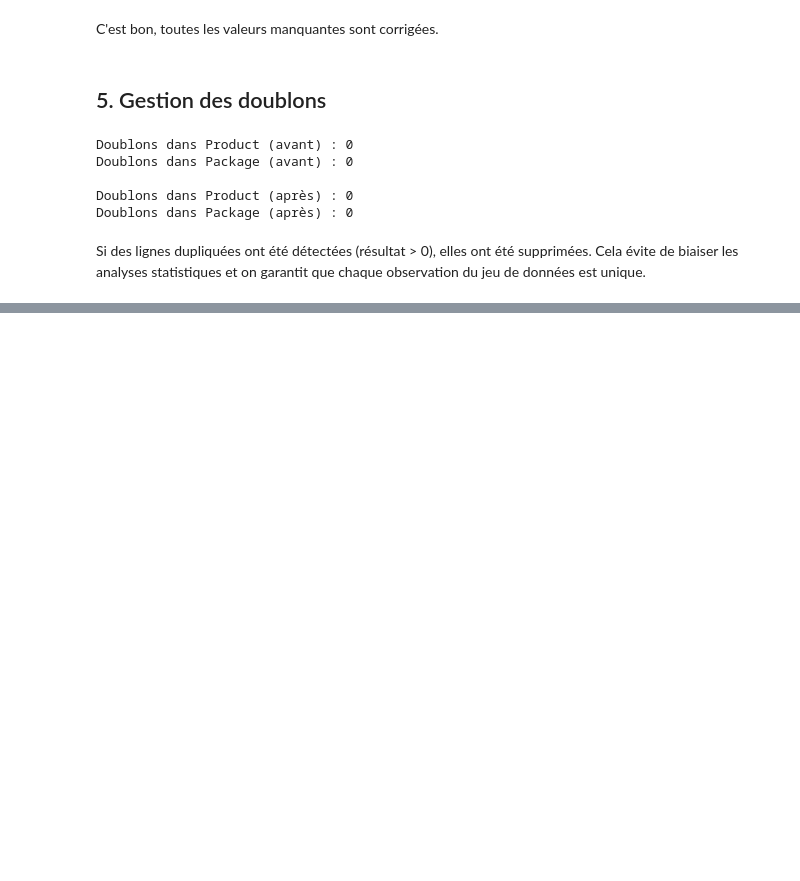
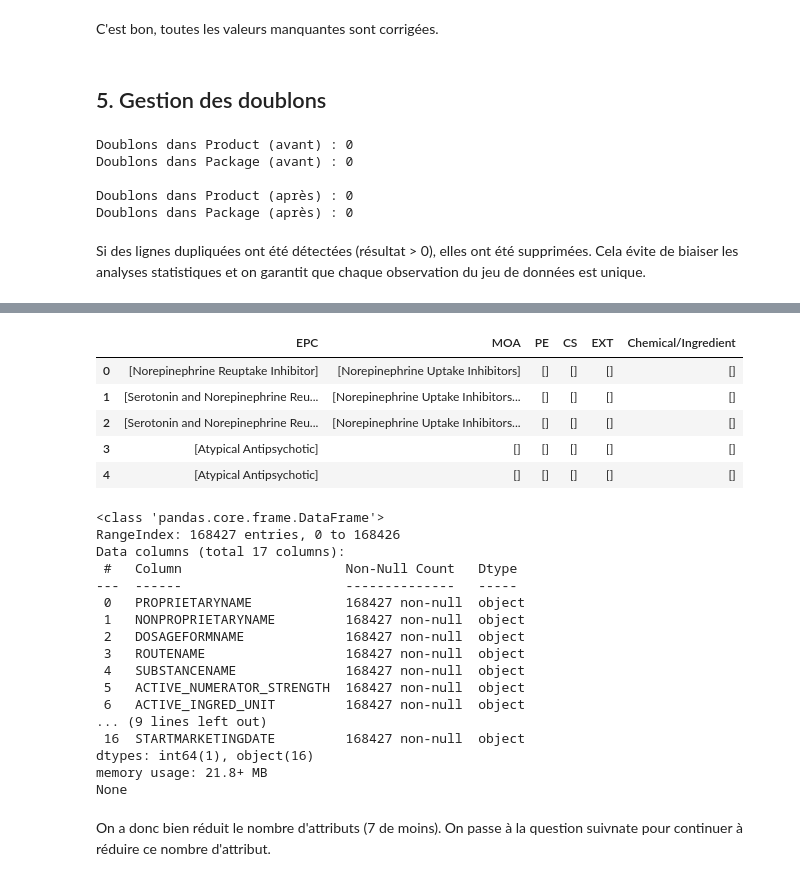
Before and after one commit to NtoDeath/Forage_de_donnees, a Jupyter notebook: TP2_Pretraitement_Representation/tp2.ipynb, the cells around one changed output, grey strips where cells are left out. Drawn from its saved outputs; the diff is of its cells as text; code cells hidden in the pictures; blank space fills up the shorter version.

Commit message:
Q1 à 8 terminée il reste la question 9

```diff
--- a/TP2_Pretraitement_Representation/tp2.ipynb
+++ b/TP2_Pretraitement_Representation/tp2.ipynb
@@ -1302,8 +1256,0 @@ Les colonnes de dates sont actuellement des entiers et contiennent des erreurs.
-# %%
-date_cols = ['STARTMARKETINGDATE_product', 'ENDMARKETINGDATE_product', 'STARTMARKETINGDATE_package', 'ENDMARKETINGDATE_package']
-
-for col in date_cols:
-    df_merged[col] = pd.to_datetime(df_merged[col], format='%Y%m%d', errors='coerce')
-
-print("Nombre de valeurs NaT (Not a Time) après conversion:")
-display(df_merged[date_cols].isna().sum())
@@ -1351,0 +1656,4 @@ TODO Q7, Q8 et Q9 + relecture de tout
+# %%
+df_merged_csv = pd.read_csv('merged.csv', sep=';', encoding='cp1252')
+
+print(df_merged_csv['PHARM_CLASSES'].unique())
@@ -1351,0 +1723,67 @@ TODO Q7, Q8 et Q9 + relecture de tout
+# %%
+temp_parsing = df_merged_csv['PHARM_CLASSES'].apply(parser_pharm_classes)
+
+df_merged_csv['EPC'] = temp_parsing.apply(lambda x: x['EPC'])
+df_merged_csv['MOA'] = temp_parsing.apply(lambda x: x['MOA'])
+df_merged_csv['PE']  = temp_parsing.apply(lambda x: x['PE'])
+df_merged_csv['CS']  = temp_parsing.apply(lambda x: x['CS'])
+df_merged_csv['EXT'] = temp_parsing.apply(lambda x: x['EXT'])
+df_merged_csv['Chemical/Ingredient'] = temp_parsing.apply(lambda x: x['Chemical/Ingredient'])
+
+df_pre_final = df_merged_csv.copy()
+
+cols_a_supprimer = [
+    'PHARM_CLASSES',         # Remplacé par les 4 nouvelles colonnes
+    'PRODUCTNDC',            # ID technique
+    'NDCPACKAGECODE',        # ID technique
+    'PACKAGEDESCRIPTION',    # Texte libre trop complexe
+    'NDC_EXCLUDE_FLAG',      # Administratif
+    'LISTING_RECORD_CERTIFIED_THROUGH', # Administratif
+    'PRODUCTID', # Identifiant unique
+    'SAMPLE_PACKAGE', # Administratif
+    'STARTMARKETINGDATE_prod', # Redondant avec STARTMARKETINGDATE_pkg
+    'PROPRIETARYNAMESUFFIX', # Beaucoup de valeur nulle
+    'LABELERNAME', # Bruit pour la prédiction
+    'MARKETINGCATEGORYNAME', # Peu de valeur différente
+    'PRODUCTTYPENAME' # Peu de valeur différente
+]
+
+df_pre_final.drop(columns=cols_a_supprimer, inplace=True, errors='ignore')
+
+cols_bool = ['IS_ACTIVE']
+for col in cols_bool:
+    if col in df_pre_final.columns:
+        df_pre_final[col] = df_pre_final[col].astype(int)
+
+df_pre_final['STARTMARKETINGDATE'] = df_pre_final['STARTMARKETINGDATE_pkg']
+df_pre_final.drop(columns=['STARTMARKETINGDATE_pkg'], inplace=True)
+
+display(df_pre_final[['EPC', 'MOA', 'PE', 'CS', 'EXT', 'Chemical/Ingredient']].head())
+
+print(df_pre_final.info())
+# %% [output]
+|  | EPC | MOA | PE | CS | EXT | Chemical/Ingredient |
+| 0 | [Norepinephrine Reuptake Inhibitor] | [Norepinephrine Uptake Inhibitors] | [] | [] | [] | [] |
+| 1 | [Serotonin and Norepinephrine Reu... | [Norepinephrine Uptake Inhibitors... | [] | [] | [] | [] |
+| 2 | [Serotonin and Norepinephrine Reu... | [Norepinephrine Uptake Inhibitors... | [] | [] | [] | [] |
+| 3 | [Atypical Antipsychotic] | [] | [] | [] | [] | [] |
+| 4 | [Atypical Antipsychotic] | [] | [] | [] | [] | [] |
+<class 'pandas.core.frame.DataFrame'>
+RangeIndex: 168427 entries, 0 to 168426
+Data columns (total 17 columns):
+ #   Column                     Non-Null Count   Dtype
+---  ------                     --------------   -----
+ 0   PROPRIETARYNAME            168427 non-null  object
+ 1   NONPROPRIETARYNAME         168427 non-null  object
+ 2   DOSAGEFORMNAME             168427 non-null  object
+ 3   ROUTENAME                  168427 non-null  object
+ 4   SUBSTANCENAME              168427 non-null  object
+ 5   ACTIVE_NUMERATOR_STRENGTH  168427 non-null  object
+ 6   ACTIVE_INGRED_UNIT         168427 non-null  object
+... (9 lines left out)
+ 16  STARTMARKETINGDATE         168427 non-null  object
+dtypes: int64(1), object(16)
+memory usage: 21.8+ MB
+None
+# %% [markdown]
+On a donc bien réduit le nombre d'attributs (7 de moins). On passe à la question suivnate pour continuer à réduire ce nombre d'attribut.
```
Also changed, not shown: parts of 57 cells of this notebook, 2 other files.
